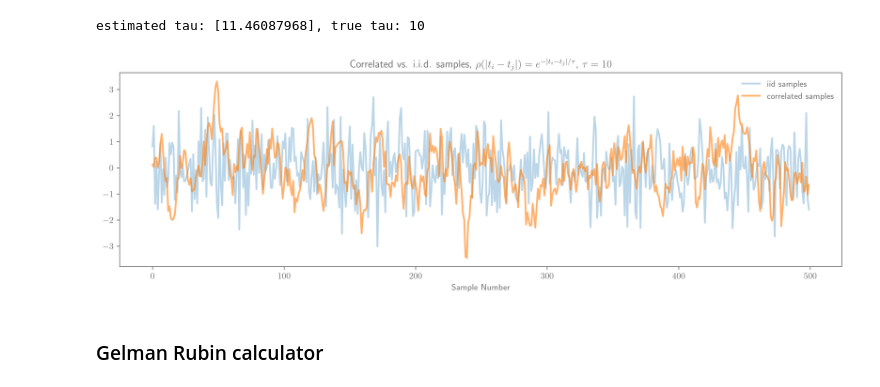
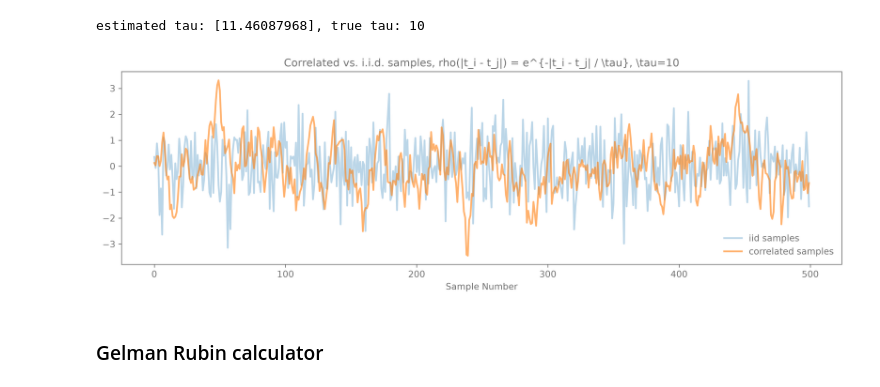
Before and after one commit to Miiirrex/Bayesian-Stats-HS2026, a Jupyter notebook: my_solutions/week7_model_checking.ipynb, the cells around one changed output. Saved outputs shown, nothing was run; the diff lists cells and outputs as text; code cells hidden in the pictures.

```diff
--- a/my_solutions/week7_model_checking.ipynb
+++ b/my_solutions/week7_model_checking.ipynb
@@ -9,7 +9,7 @@ from emcee.autocorr import integrated_time
 from scipy.signal import lfilter
 import arviz
 
-plt.rcParams['text.usetex'] = True # comment out if you don't have latex installed. May cause errors downstream in titles, etc.
+#plt.rcParams['text.usetex'] = True # comment out if you don't have latex installed. May cause errors downstream in titles, etc.
 figdir = Path('./')
 savefigs = True
 # %% [markdown]
@@ -66,17 +66,17 @@ estimated tau: [11.46087968], true tau: 10
 # %%
 plt.figure(figsize=(12, 4))
 # may cause an error if you don't have latex installed. Can comment out title in that case.
-plt.title(f"Correlated vs. i.i.d. samples, $\\rho(|t_i - t_j|) = e^{{-|t_i - t_j| / \\tau}}$, $\\tau={tau_autocorr}$")
+plt.title(f"Correlated vs. i.i.d. samples, rho(|t_i - t_j|) = e^{{-|t_i - t_j| / \\tau}}, \\tau={tau_autocorr}")
 plt.plot(iid_samples[:tau_autocorr*50], lw=2, label='iid samples', alpha=0.3)
 plt.plot(correlated_samples[:tau_autocorr*50], lw=2, label='correlated samples', alpha=0.6)
 plt.legend()
 plt.xlabel("Sample Number")
 plt.tight_layout()
 if savefigs:
     plt.savefig(figdir / "correlated_samples_example.pdf")
 plt.show()
 # %% [output]
-[figure, old version]
+[figure, new version]
 # %% [markdown]
 ### Gelman Rubin calculator
 # %%
```
Also changed, not shown: parts of 9 cells of this notebook, 2 other files.
